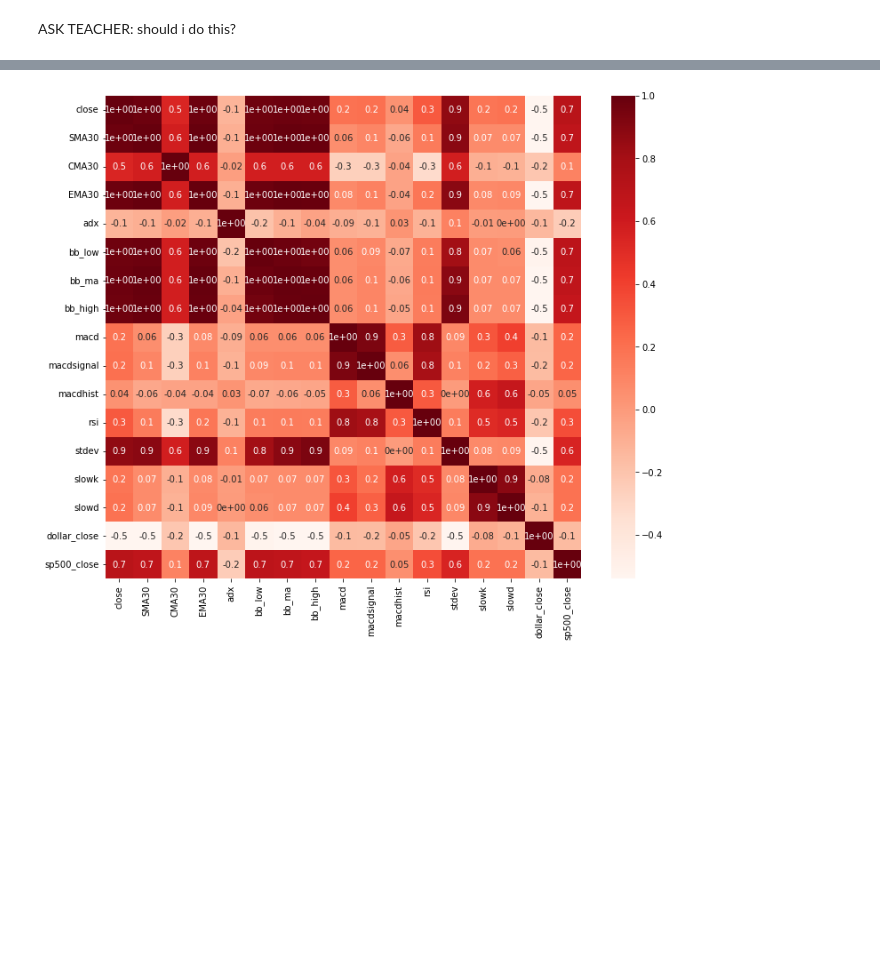
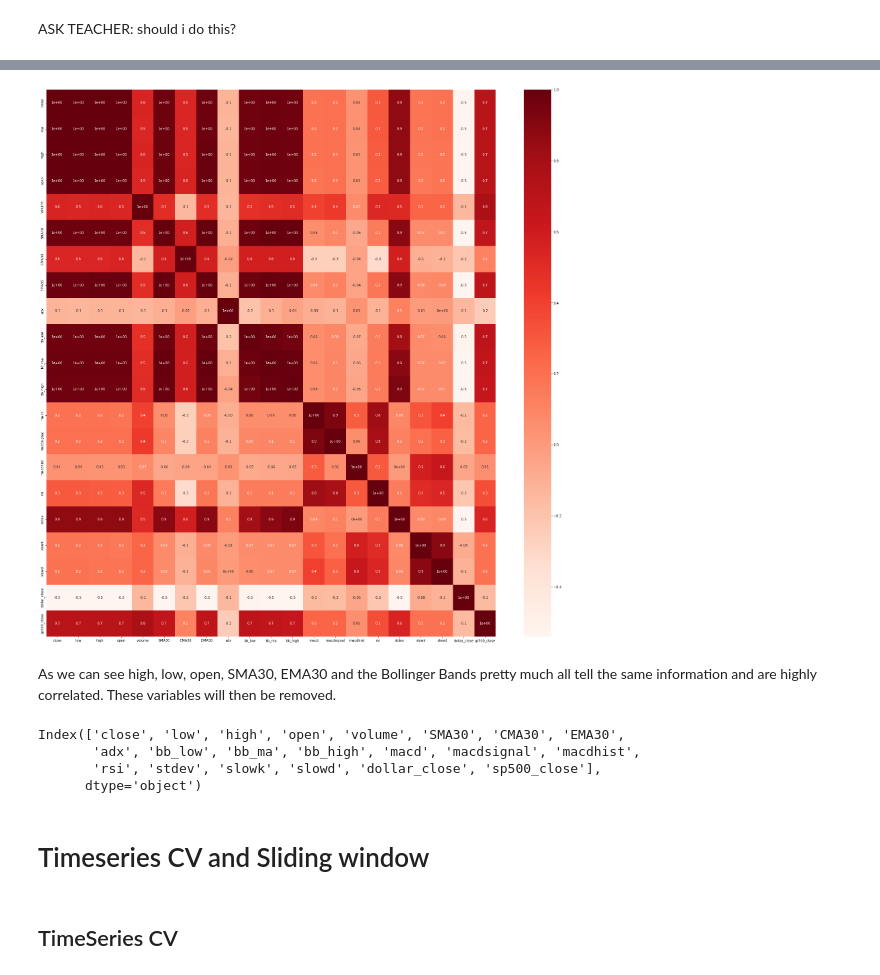
Before and after one commit to diogobulhosa/BC4, a Jupyter notebook: notebooks/nb-eth.ipynb, the cells around one changed output, grey strips where cells are left out. Cells and saved outputs as stored; diff of their text form; code cells hidden in the pictures; blank space fills up the shorter version.

```diff
--- a/notebooks/nb-eth.ipynb
+++ b/notebooks/nb-eth.ipynb
@@ -59,6 +60,7 @@ df_eth[~(df_eth['adj_close'].isna())].head(10)
 | 206 | 206 | 2017-11-18 | 347.612000 | 347.612000 | 327.687012 | 349.615997 | 331.980011 | 6.496390e+08 |
 # %%
 df_eth.drop('Unnamed: 0', axis=1, inplace=True)
-df_eth.dropna()
+df_eth.drop('adj_close', axis=1, inplace=True)
 df_eth.set_index('Date', inplace=True)
 df_eth.index = df_eth.index.astype('datetime64[ns]')
+df_eth.dropna(inplace=True)
@@ -176,7 +195,7 @@ macd_c = ['macd', 'macdsignal', 'macdhist']
 # %% [markdown]
 ## Bollinger Bands
 # %%
-upper, middle, lower = tb.BBANDS(df_eth["adj_close"], timeperiod=30)
+upper, middle, lower = tb.BBANDS(df_eth["close"], timeperiod=30)
 eth_bands = pd.DataFrame(index=df_eth.index,
                             data={"bb_low": lower,
                                   "bb_ma": middle,
@@ -320,2 +337,2 @@ result =pd.concat([eth_ma, df_dollar], axis=1)
 # %%
-result =pd.concat([eth_ma, eth_adx['adx'], eth_bands[bands_c], eth_macd[macd_c], eth_rsi['rsi'], eth_stdev['stdev'], eth_stoch[stoch_c], df_dollar['dollar_close'], df_sp500['sp500_close']], axis=1)
+result =pd.concat([df_eth, eth_ma[['SMA30','CMA30','EMA30']], eth_adx['adx'], eth_bands[bands_c], eth_macd[macd_c], eth_rsi['rsi'], eth_stdev['stdev'], eth_stoch[stoch_c], df_dollar['dollar_close'], df_sp500['sp500_close']], axis=1)
@@ -361,13 +362,22 @@ scaled_df.head()
 # %%
 # Obtain correlation matrix. Round the values to 2 decimal cases. Use the DataFrame corr() and round() method.
 corr = np.round(scaled_df.corr(method="spearman"), decimals=2)
 
 def cor_heatmap(cor):
-    plt.figure(figsize=(12,10))
+    plt.figure(figsize=(30,30))
     sns.heatmap(data = cor, annot = True, cmap = plt.cm.Reds, fmt='.1')
     plt.show()
 
 
 cor_heatmap(corr)
 # %% [output]
-[figure, old version]
+[figure, new version]
+# %% [markdown]
+As we can see high, low, open, SMA30, EMA30 and the Bollinger Bands pretty much all tell the same information and are highly correlated. These variables will then be removed.
+# %%
+scaled_df.columns
+# %% [output]
+Index(['close', 'low', 'high', 'open', 'volume', 'SMA30', 'CMA30', 'EMA30',
+       'adx', 'bb_low', 'bb_ma', 'bb_high', 'macd', 'macdsignal', 'macdhist',
+       'rsi', 'stdev', 'slowk', 'slowd', 'dollar_close', 'sp500_close'],
+      dtype='object')
@@ -373,0 +386,4 @@ cor_heatmap(corr)
+# %% [markdown]
+# Timeseries CV and Sliding window
+# %% [markdown]
+## TimeSeries CV
```
Also changed, not shown: parts of 27 cells of this notebook.
